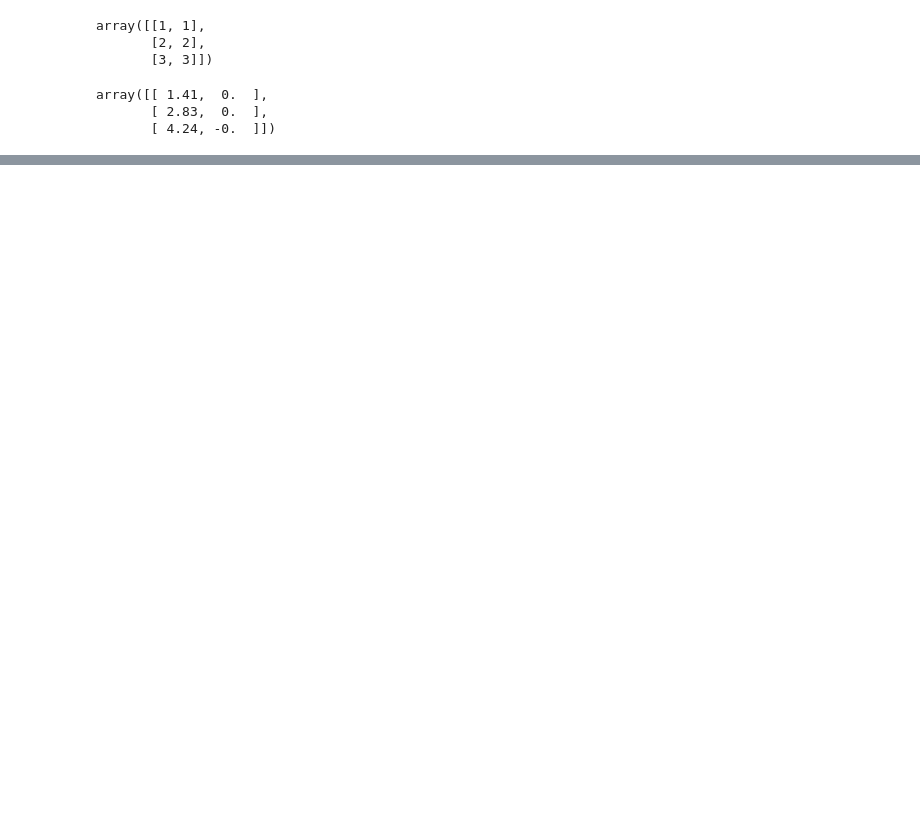
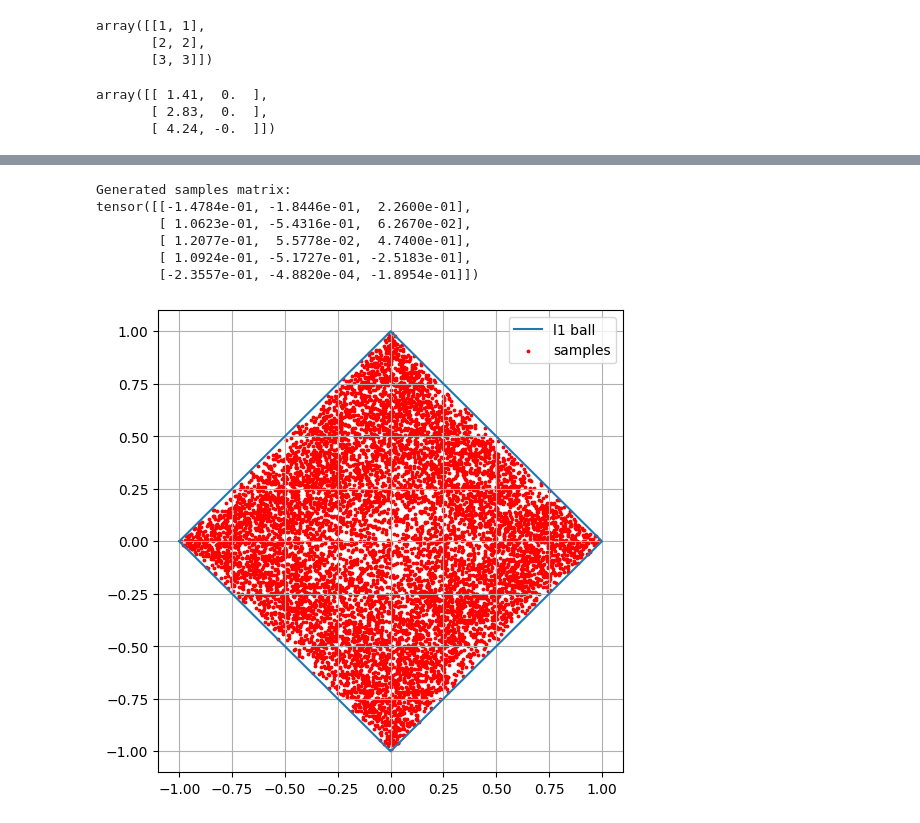
Before and after one commit to f-krause/uio-ADL-project-3, a Jupyter notebook: experiments.ipynb, the cells around one changed output, grey strips where cells are left out. Drawn from its saved outputs; the diff is of its cells as text; code cells hidden in the pictures; blank space fills up the shorter version.

```diff
--- a/experiments.ipynb
+++ b/experiments.ipynb
@@ -119,0 +133,54 @@ array([[ 1.41,  0.  ],
+# %%
+import torch
+import matplotlib.pyplot as plt
+plt.rcParams["figure.figsize"] = (6,6)
+
+def generate_samples(N, D, p):
+    # Sample n values from the distribution exp(-|x|^p)
+    Xn = torch.empty(N, D).exponential_(1)
+    Xn *= torch.randint(0, 2, size=(N, D)) * 2 - 1  # Randomly assign signs
+
+    # Sample a value from the exponential distribution with parameter 1
+    Y = torch.empty(N, D).exponential_(1)
+
+    # Calculate the ratio (X1, ..., Xn) / (Y + sum(|Xi|^p))^(1/p)
+    denominator = Y + torch.sum(torch.abs(Xn)**p, dim=1, keepdim=True)
+    samples = Xn / denominator**(1/p)
+
+    return samples
+
+# Set the value of p
+p = 1
+
+# Set the number of samples (N) and dimension (D)
+N = 5
+D = 3
+
+# Generate samples
+samples = generate_samples(N, D, p)
+
+# Print the result
+print("Generated samples matrix:")
+print(samples)
+# %% [output]
+Generated samples matrix:
+tensor([[-1.4784e-01, -1.8446e-01,  2.2600e-01],
+        [ 1.0623e-01, -5.4316e-01,  6.2670e-02],
+        [ 1.2077e-01,  5.5778e-02,  4.7400e-01],
+        [ 1.0924e-01, -5.1727e-01, -2.5183e-01],
+        [-2.3557e-01, -4.8820e-04, -1.8954e-01]])
+# %%
+samples = generate_samples(10000, 2, 1)
+# %%
+x_coords, y_coords = list(zip(*samples))
+
+l1_points = [(-1, 0), (0, 1), (1, 0), (0, -1), (-1, 0)]
+x_coords_box, y_coords_box = zip(*l1_points)
+
+plt.plot(x_coords_box, y_coords_box, marker='', label='l1 ball')
+plt.scatter(x_coords, y_coords, color='red', label='samples', s=3)  # Adjust color as needed
+plt.grid(True)
+plt.legend()
+plt.show()
+# %% [output]
+[figure, added]
```
Also changed, not shown: parts of 3 cells of this notebook.
